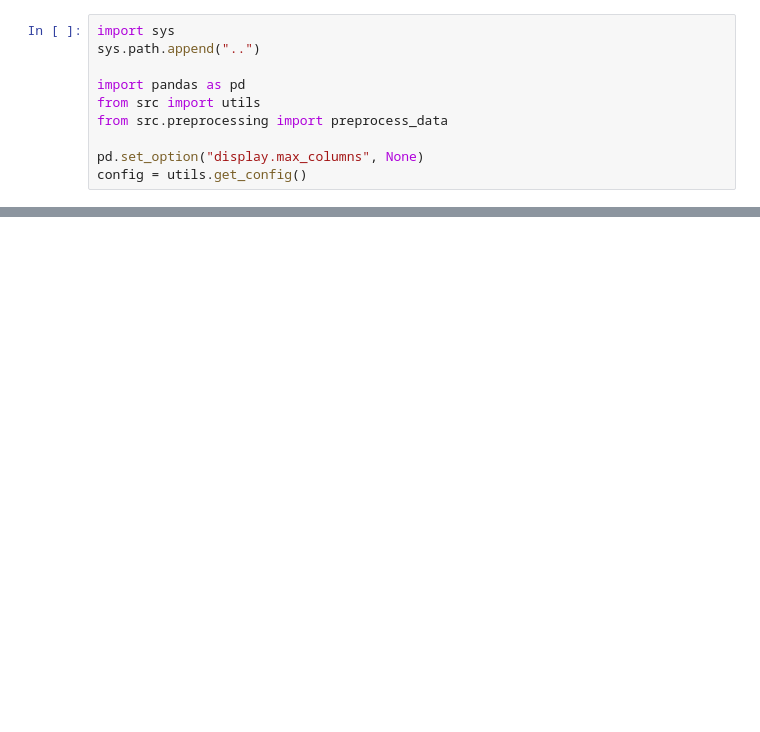
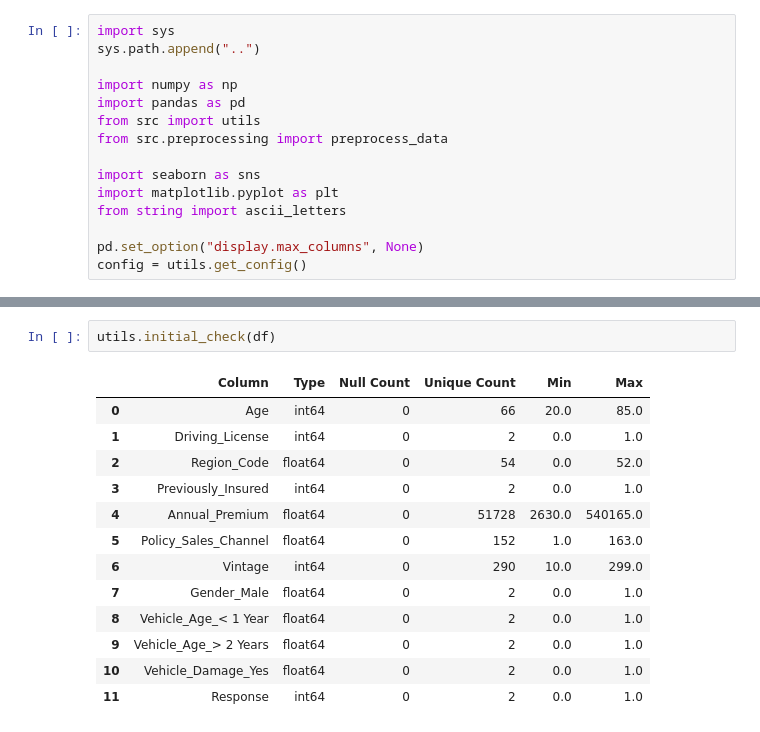
Before and after one commit to carloabimanyu/insurance-cross-selling, a Jupyter notebook: notebooks/notebook.ipynb, the cells around one changed output, grey strips where cells are left out. Drawn from its saved outputs; the diff is of its cells as text; blank space fills up the shorter version.

```diff
--- a/notebooks/notebook.ipynb
+++ b/notebooks/notebook.ipynb
@@ -2,10 +2,15 @@
 import sys
 sys.path.append("..")
 
+import numpy as np
 import pandas as pd
 from src import utils
 from src.preprocessing import preprocess_data
 
+import seaborn as sns
+import matplotlib.pyplot as plt
+from string import ascii_letters
+
 pd.set_option("display.max_columns", None)
 config = utils.get_config()
 # %%
@@ -20,3 +25,19 @@ df.head()
 | 2 | 25 | 1 | 14.0 | 1 | 38043.0 | 152.0 | ... |
 | 3 | 35 | 1 | 1.0 | 0 | 2630.0 | 156.0 | ... |
 | 4 | 36 | 1 | 15.0 | 1 | 31951.0 | 152.0 | ... |
+# %%
+utils.initial_check(df)
+# %% [output]
+|  | Column | Type | Null Count | Unique Count | Min | Max |
+| 0 | Age | int64 | 0 | 66 | 20.0 | 85.0 |
+| 1 | Driving_License | int64 | 0 | 2 | 0.0 | 1.0 |
+| 2 | Region_Code | float64 | 0 | 54 | 0.0 | 52.0 |
+| 3 | Previously_Insured | int64 | 0 | 2 | 0.0 | 1.0 |
+| 4 | Annual_Premium | float64 | 0 | 51728 | 2630.0 | 540165.0 |
+| 5 | Policy_Sales_Channel | float64 | 0 | 152 | 1.0 | 163.0 |
+| 6 | Vintage | int64 | 0 | 290 | 10.0 | 299.0 |
+| 7 | Gender_Male | float64 | 0 | 2 | 0.0 | 1.0 |
+| 8 | Vehicle_Age_< 1 Year | float64 | 0 | 2 | 0.0 | 1.0 |
+| 9 | Vehicle_Age_> 2 Years | float64 | 0 | 2 | 0.0 | 1.0 |
+| 10 | Vehicle_Damage_Yes | float64 | 0 | 2 | 0.0 | 1.0 |
+| 11 | Response | int64 | 0 | 2 | 0.0 | 1.0 |
```
Also changed, not shown: parts of 1 cell of this notebook, 3 other files.
